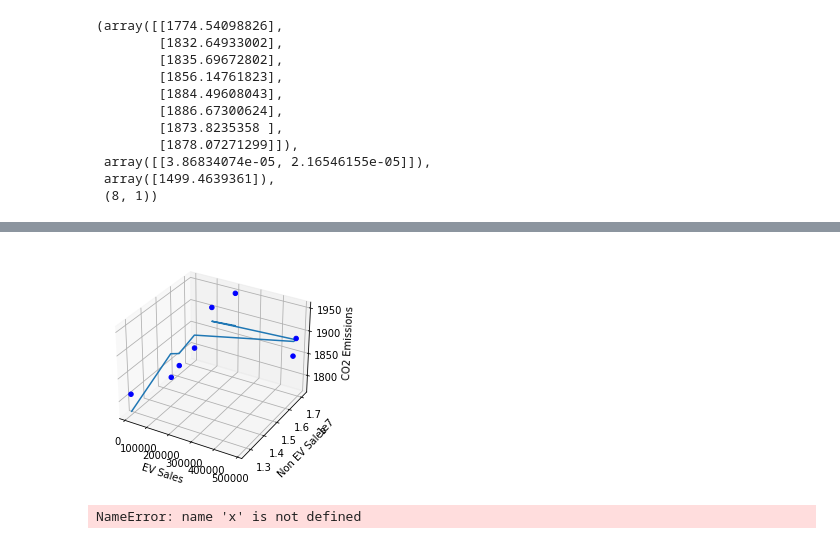
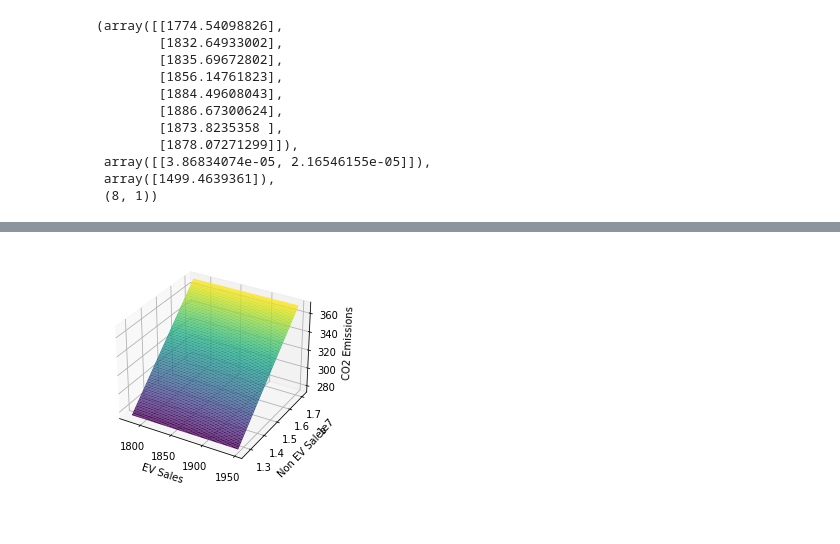
Before and after one commit to ykim879/machine.learning.project, a Jupyter notebook: linear_regression.ipynb, the cells around one changed output, grey strips where cells are left out. Cells and saved outputs as stored; diff of their text form; code cells hidden in the pictures.

Commit message:
updated 3d surface

```diff
--- a/linear_regression.ipynb
+++ b/linear_regression.ipynb
@@ -158,3 +158,23 @@ pred,reg.coef_,reg.intercept_,pred.shape
  array([[3.86834074e-05, 2.16546155e-05]]),
  array([1499.4639361]),
  (8, 1))
+# %%
+#generate prediction data for the plane
+possible_ev = np.arange(1778,1950,(1950-1778)/100)
+min_ = np.amin(nonevsales)
+max_ = np.amax(nonevsales)
+possible_non = np.arange(min_, max_, (max_ - min_)/100)
+possible_ev.shape, possible_non.shape
+possible_x = np.zeros((20, 2))
+#possible_x[:,0] = possible_ev
+#possible_x[:,1] = possible_non
+pred = reg.predict(possible_x)
+xx, yy = np.meshgrid(possible_ev, possible_non, sparse=True)
+#z = np.zeros((20,20))
+print(xx.shape, yy.shape)
+for x in range(20):
+    for y in range(20):
+        z[x,y] = reg.coef_[:,0]*xx[:,x] + reg.coef_[:,1]*yy[y]
+mez = reg.coef_[:,0]*xx + reg.coef_[:,1]*yy
+h = plt.contourf(possible_ev,possible_non,mez)
+#possible_non = np.arrage
@@ -161,24 +184,23 @@ pred,reg.coef_,reg.intercept_,pred.shape
 # %%
 #plotting linear regression
-fig = plt.figure()
+fig = plt.figure(1778)
 ax = fig.add_subplot(111, projection='3d')
-ax.scatter(evsales,nonevsales,co2emissions,c='blue',marker='o',alpha=1)
-ax.plot(evsales, nonevsales, pred.reshape(n_total))
+#ax.scatter(evsales,nonevsales,co2emissions,c='blue',marker='o',alpha=1)
+ax.plot_surface(xx, yy, mez, rstride=1, cstride=1,
+                cmap='viridis', edgecolor='none')
 ax.set_xlabel('EV Sales')
 ax.set_ylabel('Non EV Sales')
 ax.set_zlabel('CO2 Emissions')
 #x_surf, y_surf = np.meshgrid(np.linspace(evsales.min(), evsales.max(), n_total),np.linspace(nonevsales.min(), nonevsales.max(), n_total))
 #ax.plot_surface(x_surf,y_surf,pred.reshape(x_surf.shape), color='None', alpha=0.01)
 plt.show()
 # %% [output]
-[figure, old version]
+[figure, new version]
 # %%
 #prediction using pca
 combine = np.column_stack((x,y)).T
 pca = decomposition.PCA(n_components = 1)
 combine_pca = pca.fit_transform(combine)
-# %% [output]
-NameError: name 'x' is not defined
 # %%
 plotline(x,y,combine[:,0],combine[:,1],'deeppink',1)
 plt.show()
```
Also changed, not shown: parts of 1 cell of this notebook.
